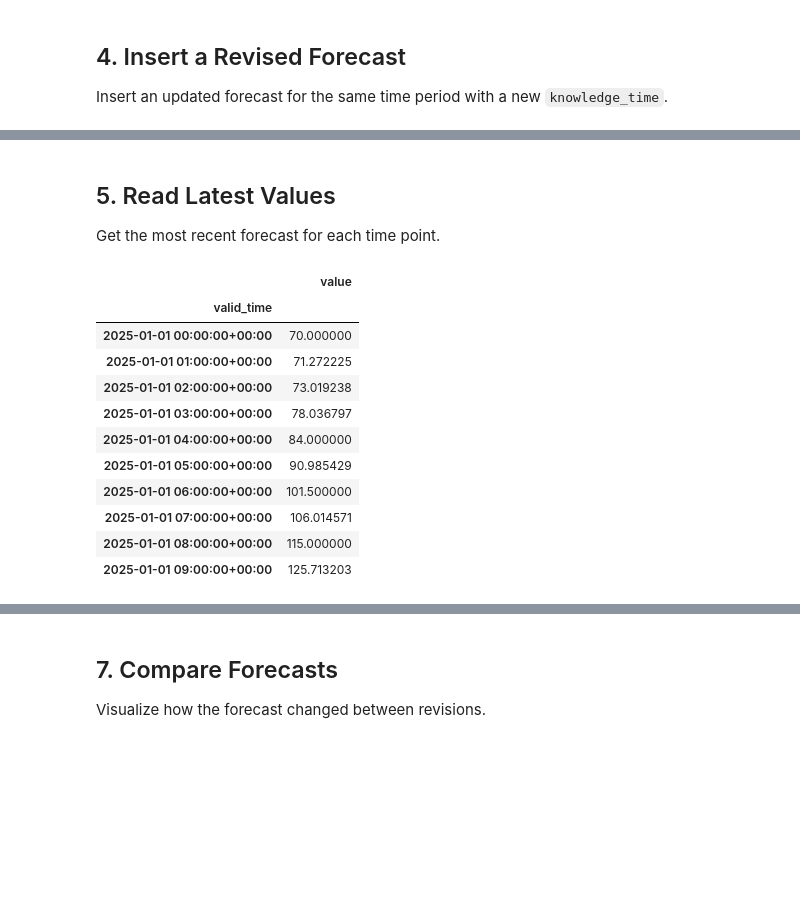
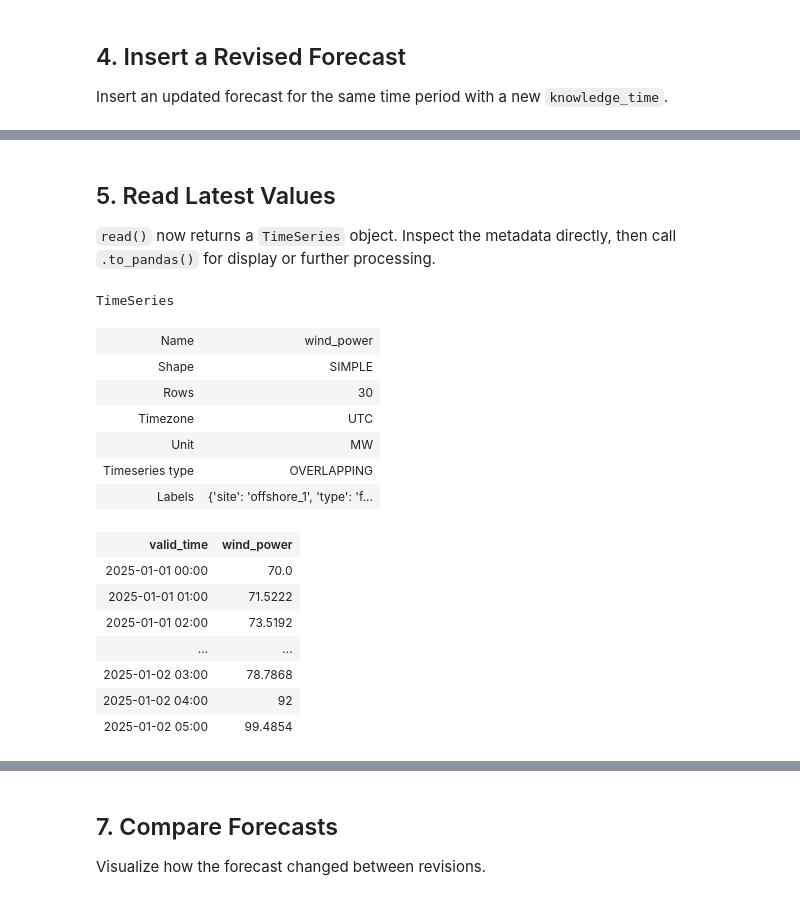
Before and after one commit to rebase-energy/timedb, a Jupyter notebook: examples/quickstart.ipynb, the cells around one changed output, grey strips where cells are left out. Cells and saved outputs as stored; diff of their text form; code cells hidden in the pictures; blank space fills up the shorter version.

```diff
--- a/examples/quickstart.ipynb
+++ b/examples/quickstart.ipynb
@@ -92,27 +93,31 @@ InsertResult(batch_id=2, workflow_id='sdk-workflow', series_id=1)
 # %% [markdown]
 ## 5. Read Latest Values
 
-Get the most recent forecast for each time point.
+`read()` now returns a `TimeSeries` object. Inspect the metadata directly, then call `.to_pandas()` for display or further processing.
 # %%
-# Read latest forecast values
-df_latest = td.get_series('wind_power').where(site='offshore_1', type='forecast').read(
+# Read latest forecast values — returns a TimeSeries
+ts_latest = td.get_series('wind_power').where(site='offshore_1', type='forecast').read(
     start_valid=knowledge_time,
     end_valid=revised_known + timedelta(hours=24)
 )
-df_latest.head(10)
+ts_latest
 # %% [output]
+TimeSeries
-|  | value |
-| valid_time |  |
-| 2025-01-01 00:00:00+00:00 | 70.000000 |
-| 2025-01-01 01:00:00+00:00 | 71.272225 |
-| 2025-01-01 02:00:00+00:00 | 73.019238 |
-| 2025-01-01 03:00:00+00:00 | 78.036797 |
-| 2025-01-01 04:00:00+00:00 | 84.000000 |
-| 2025-01-01 05:00:00+00:00 | 90.985429 |
-| 2025-01-01 06:00:00+00:00 | 101.500000 |
-| 2025-01-01 07:00:00+00:00 | 106.014571 |
-| 2025-01-01 08:00:00+00:00 | 115.000000 |
-| 2025-01-01 09:00:00+00:00 | 125.713203 |
+| Name | wind_power |
+| Shape | SIMPLE |
+| Rows | 30 |
+| Timezone | UTC |
+| Unit | MW |
+| Timeseries type | OVERLAPPING |
+| Labels | {'site': 'offshore_1', 'type': 'f... |
+| valid_time | wind_power |
+| 2025-01-01 00:00 | 70.0 |
+| 2025-01-01 01:00 | 71.5222 |
+| 2025-01-01 02:00 | 73.5192 |
+| … | … |
+| 2025-01-02 03:00 | 78.7868 |
+| 2025-01-02 04:00 | 92 |
+| 2025-01-02 05:00 | 99.4854 |
 # %% [markdown]
 ## 6. Read Forecast History
 
```
Also changed, not shown: parts of 7 cells of this notebook, 20 other files.
